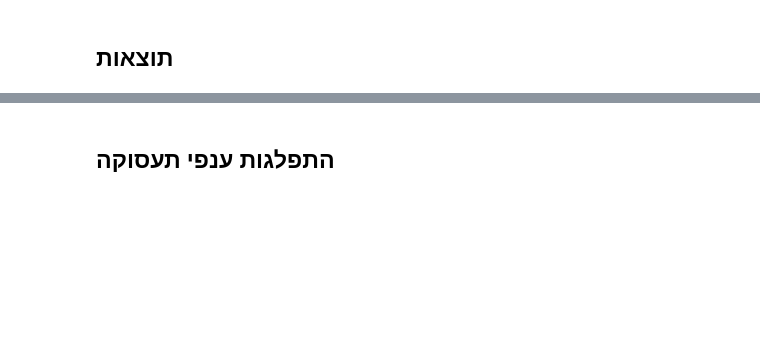
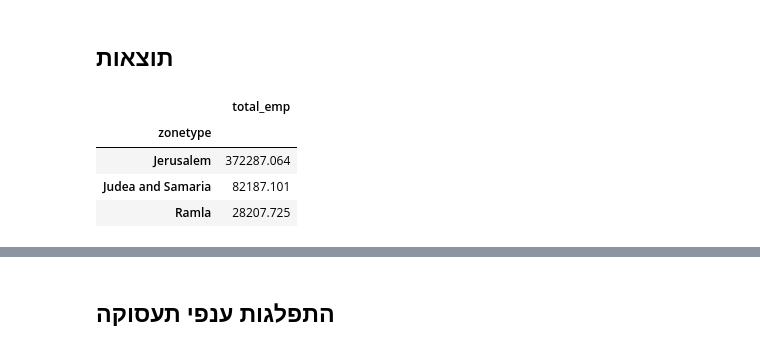
Before and after one commit to JTMPT/forecast, a Jupyter notebook: create_forecast_basic/current/emp_current_year_230718.ipynb, the cells around one changed output, grey strips where cells are left out. Saved outputs shown, nothing was run; the diff lists cells and outputs as text; code cells hidden in the pictures; blank space fills up the shorter version.

```diff
--- a/create_forecast_basic/current/emp_current_year_230718.ipynb
+++ b/create_forecast_basic/current/emp_current_year_230718.ipynb
@@ -350,5 +413,12 @@ taz.query('main_secto!="Palestinian"')['total_emp'].sum()-emp_in_jtmt_area_witho
 # %% [markdown]
 ## תוצאות
 # %%
-taz.groupby(by='zonetype').sum()[['total_emp']]#.loc[['Jerusalem','Judea and Samaria']]
+# taz.groupby(by='zonetype').sum()[['total_emp']]#.loc[['Jerusalem','Judea and Samaria']]
+taz.groupby(by='zonetype')[['total_emp']].sum()#.loc[['Jerusalem','Judea and Samaria']]
+# %% [output]
+|  | total_emp |
+| zonetype |  |
+| Jerusalem | 372287.064 |
+| Judea and Samaria | 82187.101 |
+| Ramla | 28207.725 |
 # %%
```
Also changed, not shown: parts of 41 cells of this notebook, 2 other files.
